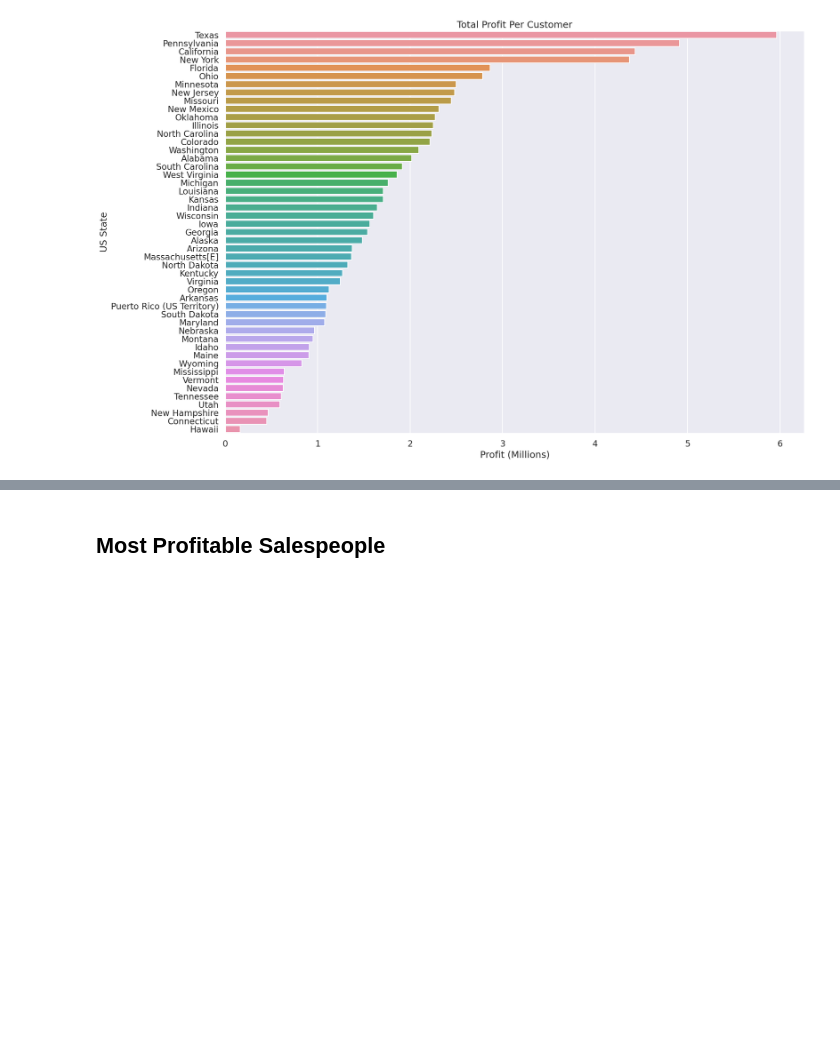
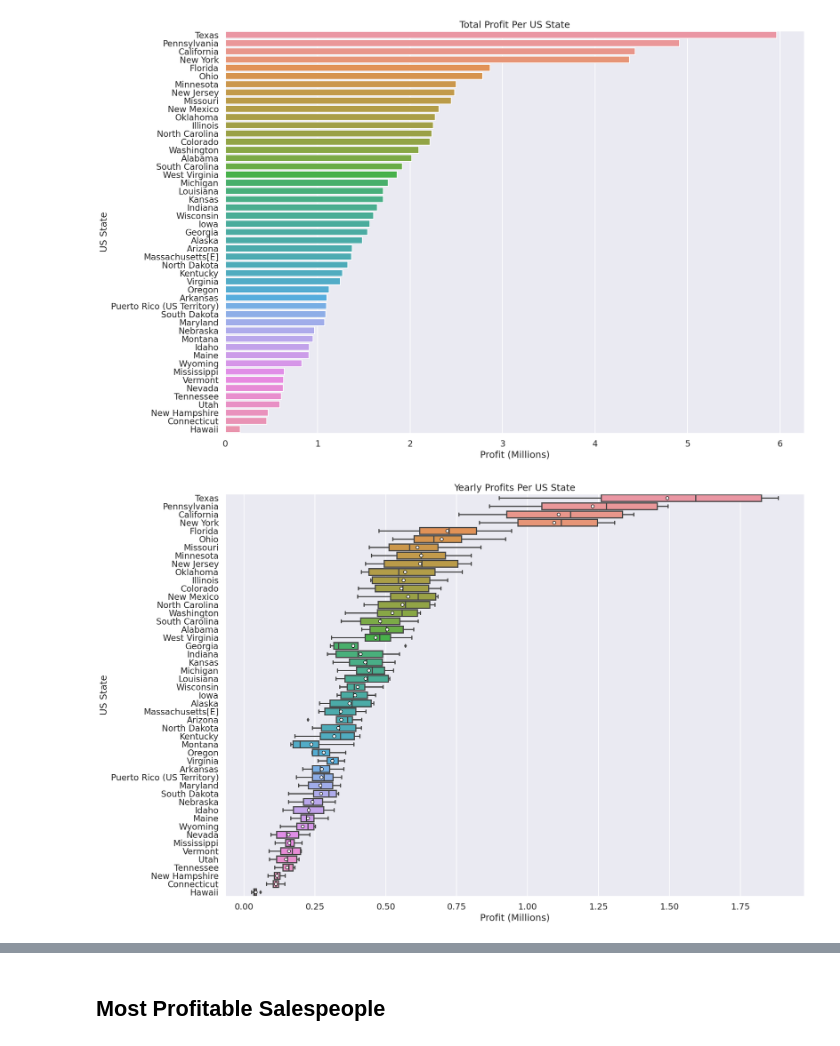
Before and after one commit to Max-FM/dataplatforms_project, a Jupyter notebook: analysis.ipynb, the cells around one changed output, grey strips where cells are left out. Cells and saved outputs as stored; diff of their text form; code cells hidden in the pictures; blank space fills up the shorter version.

```diff
--- a/analysis.ipynb
+++ b/analysis.ipynb
@@ -427,2 +423,26 @@ plt.title("Total Profit Per Customer");
 # %% [output]
 [figure]
+# %%
+yearly_profit_per_state = df.groupby(["State Province", "Fiscal Year"], dropna=False)["Profit (Millions)"].sum().sort_values(ascending=False).reset_index().fillna("Unknown")
+# %%
+figure, ax = plt.subplots(
+    figsize=(20,14)
+)
+
+sns.boxplot(
+    y="State Province",
+    x="Profit (Millions)",
+    data=yearly_profit_per_state,
+    showmeans=True,
+    meanprops={
+        "marker": "o",
+        "markerfacecolor": "white",
+        "markeredgecolor": "black",
+    },
+    ax=ax,
+)
+
+plt.ylabel("US State")
+plt.title("Yearly Profits Per US State");
+# %% [output]
+[figure, added]
```
Also changed, not shown: parts of 22 cells of this notebook.
